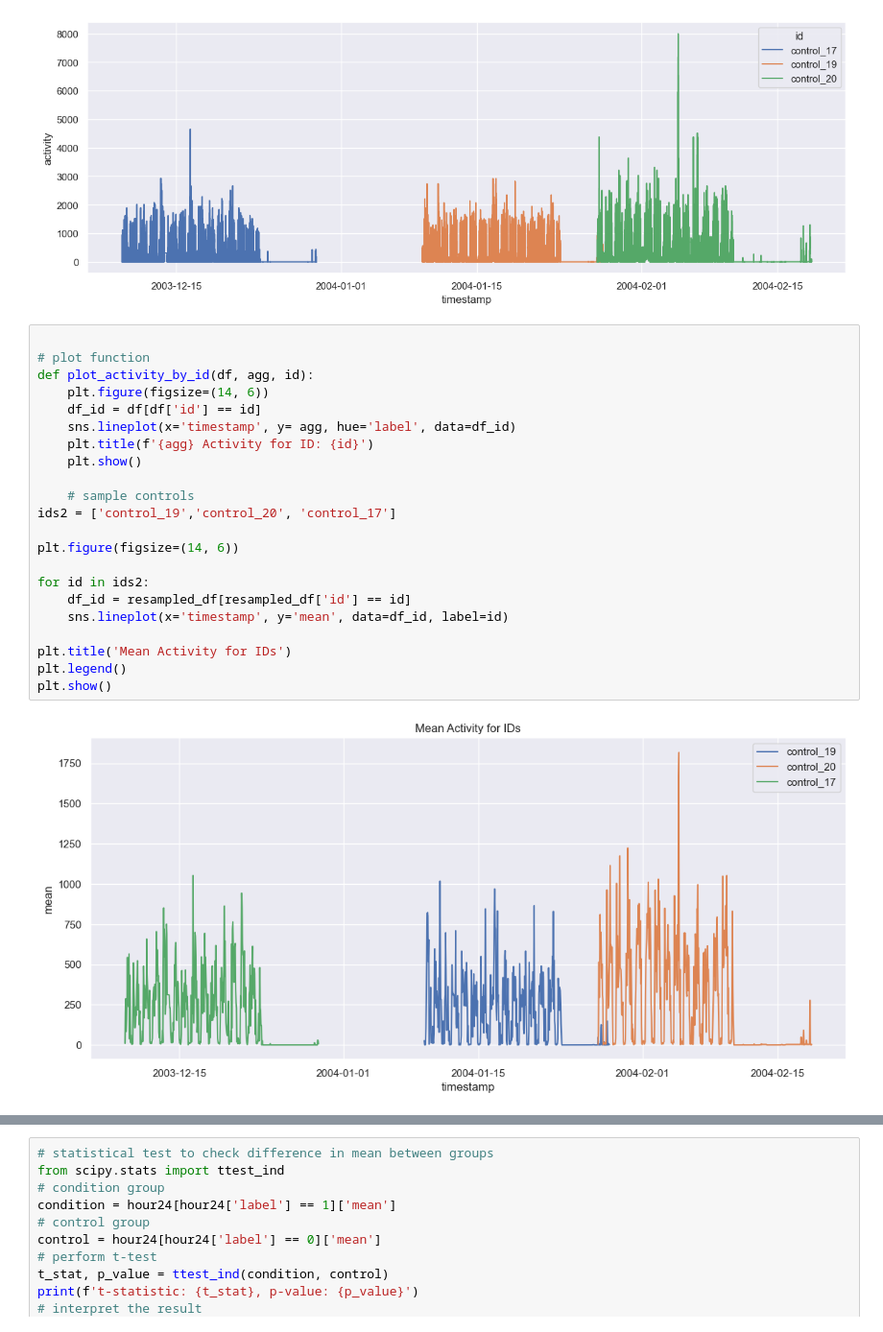
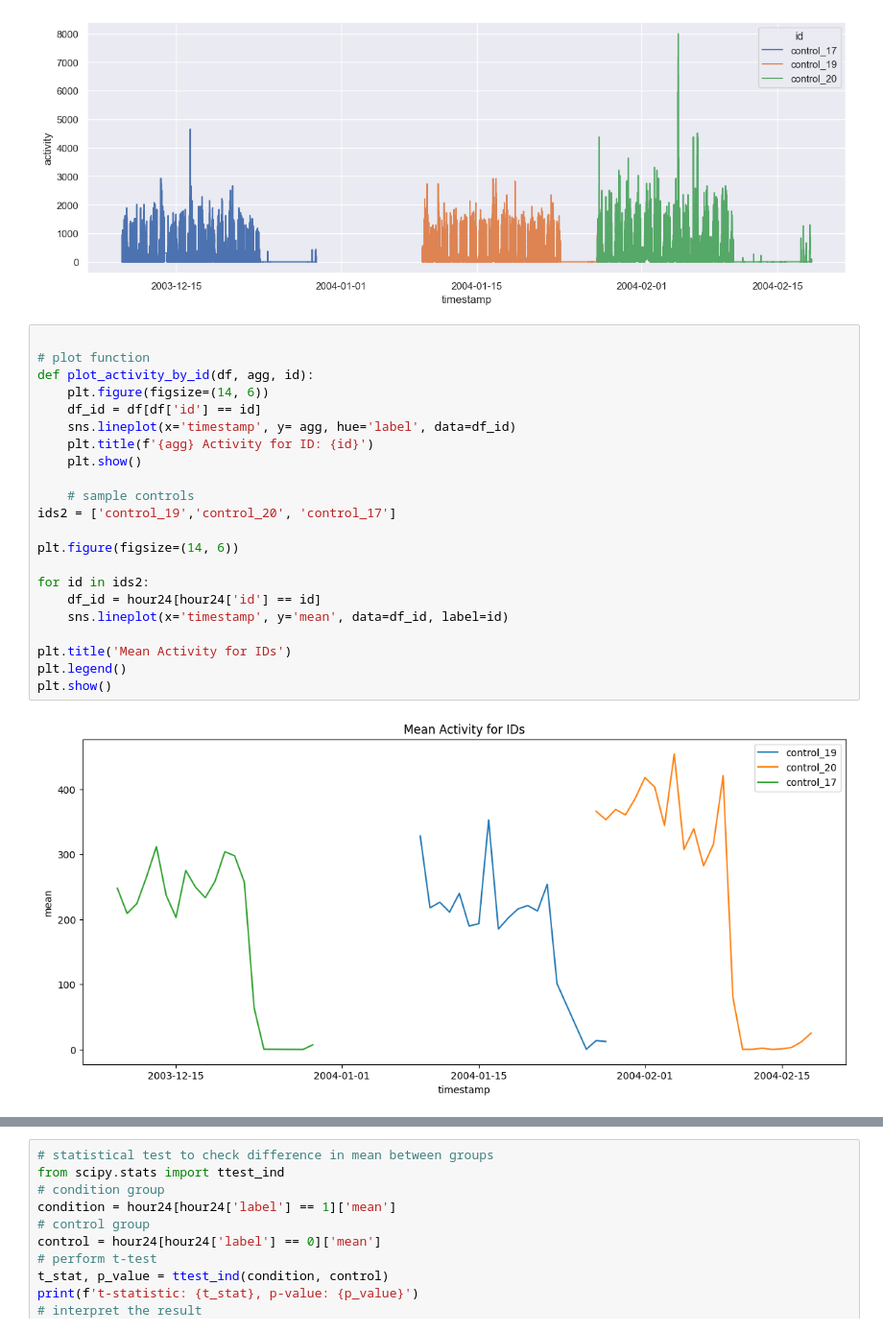
Before and after one commit to zoonalink/IGP-5, a Jupyter notebook: petter/data-process-v4.ipynb, the cells around one changed output, grey strips where cells are left out. Shown: that part at 96% size. Cells and saved outputs as stored; diff of their text form.

```diff
--- a/petter/data-process-v4.ipynb
+++ b/petter/data-process-v4.ipynb
@@ -693,25 +736,25 @@ plt.show()
 # %%
 
 # plot function
 def plot_activity_by_id(df, agg, id):
     plt.figure(figsize=(14, 6))
     df_id = df[df['id'] == id]
     sns.lineplot(x='timestamp', y= agg, hue='label', data=df_id)
     plt.title(f'{agg} Activity for ID: {id}')
     plt.show()
 
     # sample controls
 ids2 = ['control_19','control_20', 'control_17']
 
 plt.figure(figsize=(14, 6))
 
 for id in ids2:
-    df_id = resampled_df[resampled_df['id'] == id]
+    df_id = hour24[hour24['id'] == id]
     sns.lineplot(x='timestamp', y='mean', data=df_id, label=id)
 
 plt.title('Mean Activity for IDs')
 plt.legend()
 plt.show()
 # %% [output]
-[figure, old version]
+[figure, new version]
 # %% [markdown]
```
Also changed, not shown: parts of 71 cells of this notebook, 1 other file.
